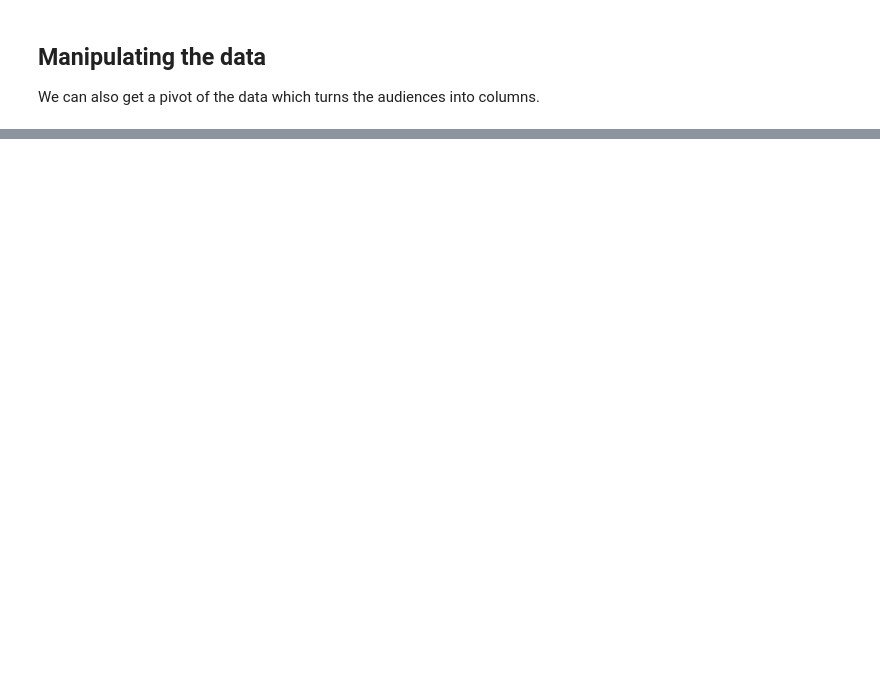
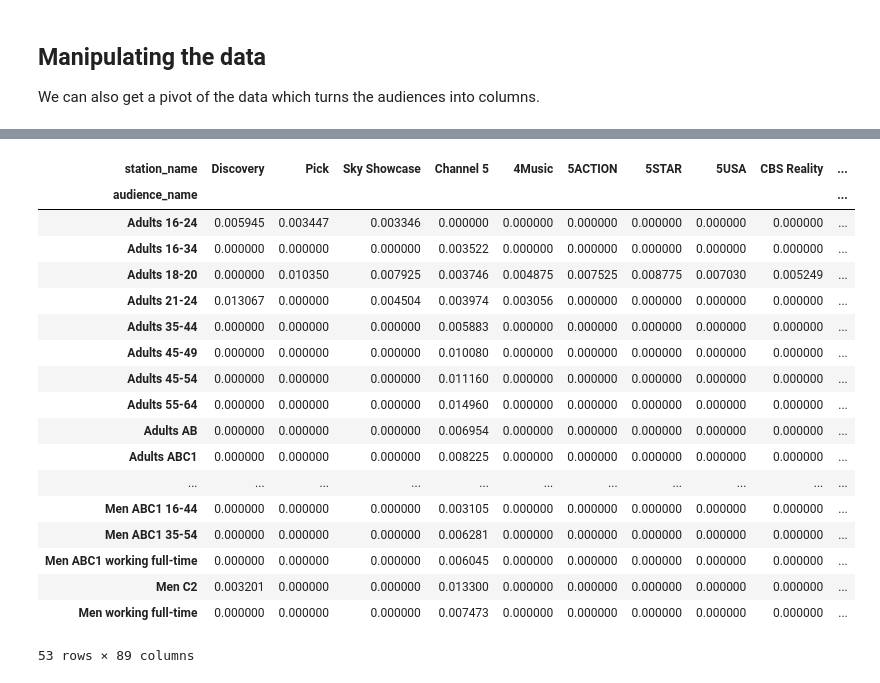
Before and after one commit to khaledserafy/pybarb, a Jupyter notebook: jupyter_notebooks/pulling_data_from_the_advertising_spots_endpoint_using_pybarb.ipynb, the cells around one changed output, grey strips where cells are left out. Cells and saved outputs as stored; diff of their text form; code cells hidden in the pictures; blank space fills up the shorter version.

```diff
--- a/jupyter_notebooks/pulling_data_from_the_advertising_spots_endpoint_using_pybarb.ipynb
+++ b/jupyter_notebooks/pulling_data_from_the_advertising_spots_endpoint_using_pybarb.ipynb
@@ -235,0 +176,25 @@ Index(['panel_region', 'station_name', 'spot_type', 'spot_start_datetime',
+# %%
+persil=persil.assign(audience_penetration = persil['audience_size_hundreds']/persil['audience_target_size_hundreds'])
+group_by_audience_and_station = persil.groupby(['audience_name', 'station_name'])['audience_penetration'].mean()
+group_by_audience_and_station = group_by_audience_and_station[group_by_audience_and_station>0.003].unstack().fillna(0)
+group_by_audience_and_station
+# %% [output]
+| station_name | Discovery | Pick | Sky Showcase | Channel 5 | 4Music | 5ACTION | 5STAR | 5USA | CBS Reality | ... |
+| audience_name |  |  |  |  |  |  |  |  |  | ... |
+| Adults 16-24 | 0.005945 | 0.003447 | 0.003346 | 0.000000 | 0.000000 | 0.000000 | 0.000000 | 0.000000 | 0.000000 | ... |
+| Adults 16-34 | 0.000000 | 0.000000 | 0.000000 | 0.003522 | 0.000000 | 0.000000 | 0.000000 | 0.000000 | 0.000000 | ... |
+| Adults 18-20 | 0.000000 | 0.010350 | 0.007925 | 0.003746 | 0.004875 | 0.007525 | 0.008775 | 0.007030 | 0.005249 | ... |
+| Adults 21-24 | 0.013067 | 0.000000 | 0.004504 | 0.003974 | 0.003056 | 0.000000 | 0.000000 | 0.000000 | 0.000000 | ... |
+| Adults 35-44 | 0.000000 | 0.000000 | 0.000000 | 0.005883 | 0.000000 | 0.000000 | 0.000000 | 0.000000 | 0.000000 | ... |
+| Adults 45-49 | 0.000000 | 0.000000 | 0.000000 | 0.010080 | 0.000000 | 0.000000 | 0.000000 | 0.000000 | 0.000000 | ... |
+| Adults 45-54 | 0.000000 | 0.000000 | 0.000000 | 0.011160 | 0.000000 | 0.000000 | 0.000000 | 0.000000 | 0.000000 | ... |
+| Adults 55-64 | 0.000000 | 0.000000 | 0.000000 | 0.014960 | 0.000000 | 0.000000 | 0.000000 | 0.000000 | 0.000000 | ... |
+| Adults AB | 0.000000 | 0.000000 | 0.000000 | 0.006954 | 0.000000 | 0.000000 | 0.000000 | 0.000000 | 0.000000 | ... |
+| Adults ABC1 | 0.000000 | 0.000000 | 0.000000 | 0.008225 | 0.000000 | 0.000000 | 0.000000 | 0.000000 | 0.000000 | ... |
+| ... | ... | ... | ... | ... | ... | ... | ... | ... | ... | ... |
+| Men ABC1 16-44 | 0.000000 | 0.000000 | 0.000000 | 0.003105 | 0.000000 | 0.000000 | 0.000000 | 0.000000 | 0.000000 | ... |
+| Men ABC1 35-54 | 0.000000 | 0.000000 | 0.000000 | 0.006281 | 0.000000 | 0.000000 | 0.000000 | 0.000000 | 0.000000 | ... |
+| Men ABC1 working full-time | 0.000000 | 0.000000 | 0.000000 | 0.006045 | 0.000000 | 0.000000 | 0.000000 | 0.000000 | 0.000000 | ... |
+| Men C2 | 0.003201 | 0.000000 | 0.000000 | 0.013300 | 0.000000 | 0.000000 | 0.000000 | 0.000000 | 0.000000 | ... |
+| Men working full-time | 0.000000 | 0.000000 | 0.000000 | 0.007473 | 0.000000 | 0.000000 | 0.000000 | 0.000000 | 0.000000 | ... |
+53 rows × 89 columns
```
Also changed, not shown: parts of 22 cells of this notebook, 2 other files.
